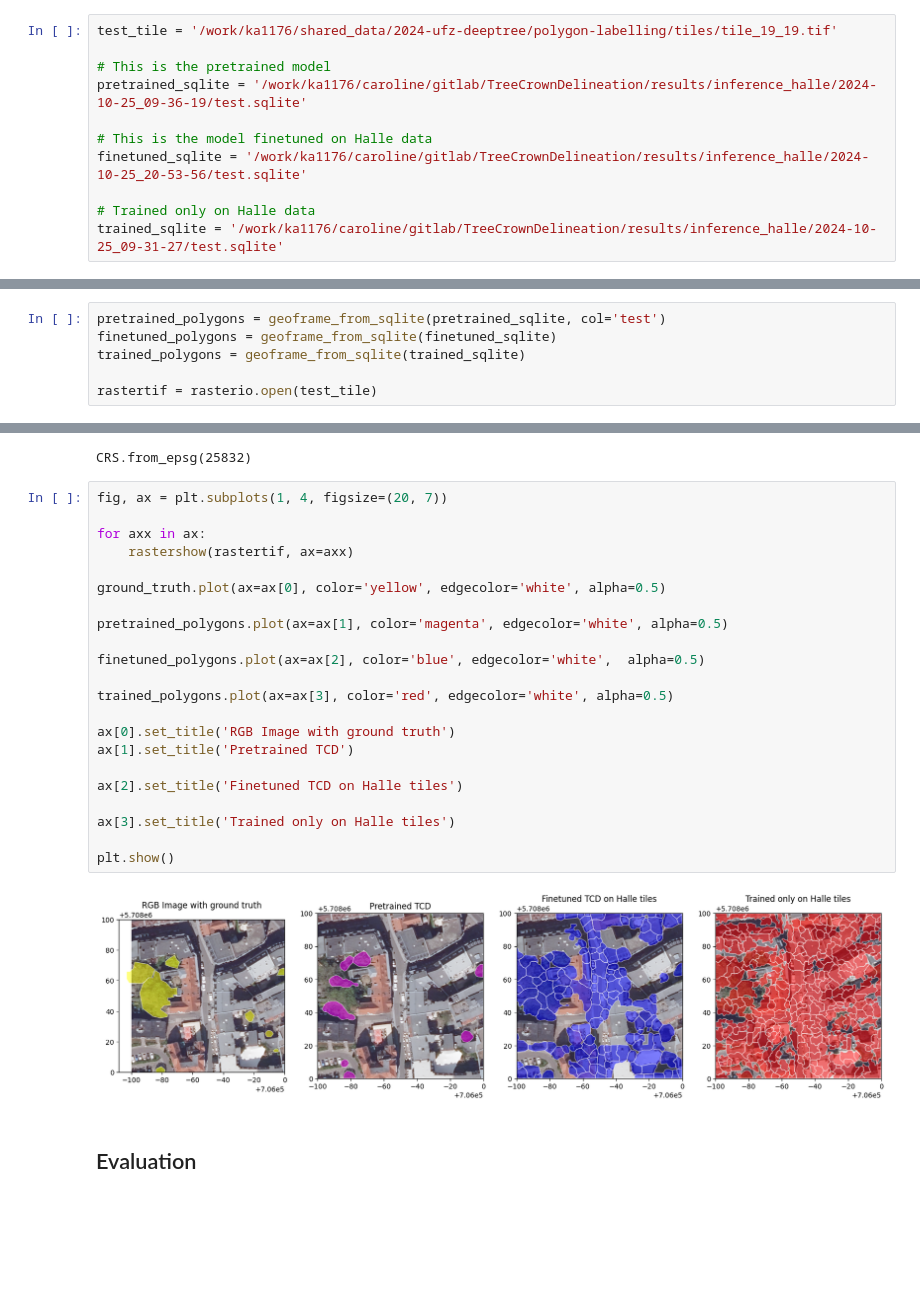
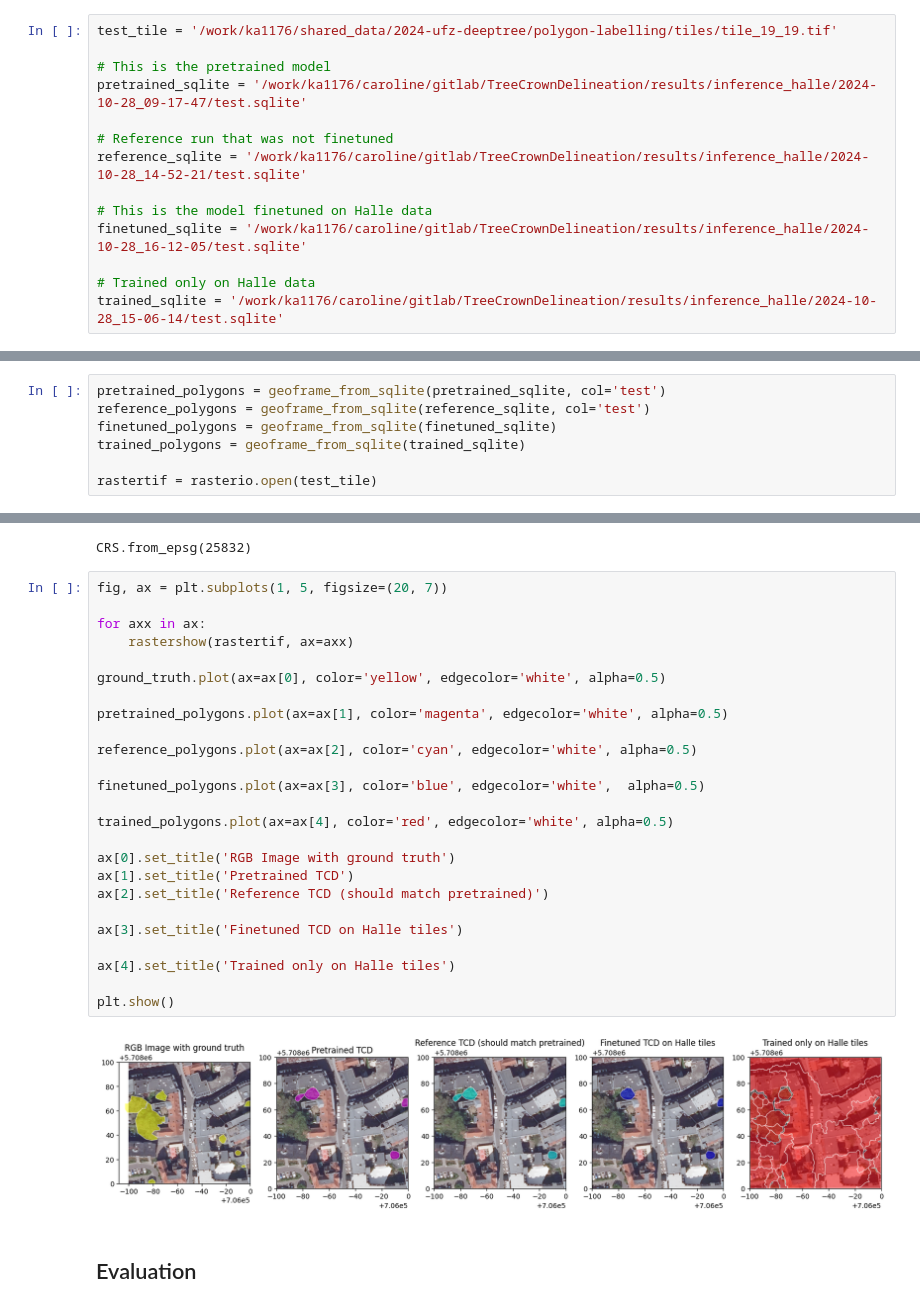
Before and after one commit to luismaecker/DeepTrees_fork, a Jupyter notebook: notebooks/development/EvaluateFinetunedVsPretrained.ipynb, the cells around one changed output, grey strips where cells are left out. Drawn from its saved outputs; the diff is of its cells as text; blank space fills up the shorter version.

Commit message:
add first finetuned model to evaluation notebook

```diff
--- a/notebooks/development/EvaluateFinetunedVsPretrained.ipynb
+++ b/notebooks/development/EvaluateFinetunedVsPretrained.ipynb
@@ -28,13 +28,16 @@ We used the split
 test_tile = '/work/ka1176/shared_data/2024-ufz-deeptree/polygon-labelling/tiles/tile_19_19.tif'
 
 # This is the pretrained model
-pretrained_sqlite = '/work/ka1176/caroline/gitlab/TreeCrownDelineation/results/inference_halle/2024-10-25_09-36-19/test.sqlite'
+pretrained_sqlite = '/work/ka1176/caroline/gitlab/TreeCrownDelineation/results/inference_halle/2024-10-28_09-17-47/test.sqlite'
+
+# Reference run that was not finetuned
+reference_sqlite = '/work/ka1176/caroline/gitlab/TreeCrownDelineation/results/inference_halle/2024-10-28_14-52-21/test.sqlite'
 
 # This is the model finetuned on Halle data
-finetuned_sqlite = '/work/ka1176/caroline/gitlab/TreeCrownDelineation/results/inference_halle/2024-10-25_20-53-56/test.sqlite'
+finetuned_sqlite = '/work/ka1176/caroline/gitlab/TreeCrownDelineation/results/inference_halle/2024-10-28_16-12-05/test.sqlite'
 
 # Trained only on Halle data
-trained_sqlite = '/work/ka1176/caroline/gitlab/TreeCrownDelineation/results/inference_halle/2024-10-25_09-31-27/test.sqlite'
+trained_sqlite = '/work/ka1176/caroline/gitlab/TreeCrownDelineation/results/inference_halle/2024-10-28_15-06-14/test.sqlite'
 # %%
 def geoframe_from_sqlite(dbfile, col='test'):
     '''
@@ -75,6 +78,7 @@ ground_truth
 | 7 | 0 | POLYGON ((705993.426 5708014.899,... |
 # %%
 pretrained_polygons = geoframe_from_sqlite(pretrained_sqlite, col='test')
+reference_polygons = geoframe_from_sqlite(reference_sqlite, col='test')
 finetuned_polygons = geoframe_from_sqlite(finetuned_sqlite)
 trained_polygons = geoframe_from_sqlite(trained_sqlite)
 
@@ -84,29 +88,32 @@ rastertif.crs
 # %% [output]
 CRS.from_epsg(25832)
 # %%
-fig, ax = plt.subplots(1, 4, figsize=(20, 7))
+fig, ax = plt.subplots(1, 5, figsize=(20, 7))
 
 for axx in ax:
     rastershow(rastertif, ax=axx)
 
 ground_truth.plot(ax=ax[0], color='yellow', edgecolor='white', alpha=0.5)
 
 pretrained_polygons.plot(ax=ax[1], color='magenta', edgecolor='white', alpha=0.5)
 
-finetuned_polygons.plot(ax=ax[2], color='blue', edgecolor='white',  alpha=0.5)
+reference_polygons.plot(ax=ax[2], color='cyan', edgecolor='white', alpha=0.5)
 
-trained_polygons.plot(ax=ax[3], color='red', edgecolor='white', alpha=0.5)
+finetuned_polygons.plot(ax=ax[3], color='blue', edgecolor='white',  alpha=0.5)
+
+trained_polygons.plot(ax=ax[4], color='red', edgecolor='white', alpha=0.5)
 
 ax[0].set_title('RGB Image with ground truth')
 ax[1].set_title('Pretrained TCD')
+ax[2].set_title('Reference TCD (should match pretrained)')
 
-ax[2].set_title('Finetuned TCD on Halle tiles')
+ax[3].set_title('Finetuned TCD on Halle tiles')
 
-ax[3].set_title('Trained only on Halle tiles')
+ax[4].set_title('Trained only on Halle tiles')
 
 plt.show()
 # %% [output]
-[figure, old version]
+[figure, new version]
 # %% [markdown]
 ## Evaluation
 # %%
```
Also changed, not shown: parts of 6 cells of this notebook, 2 other files.
